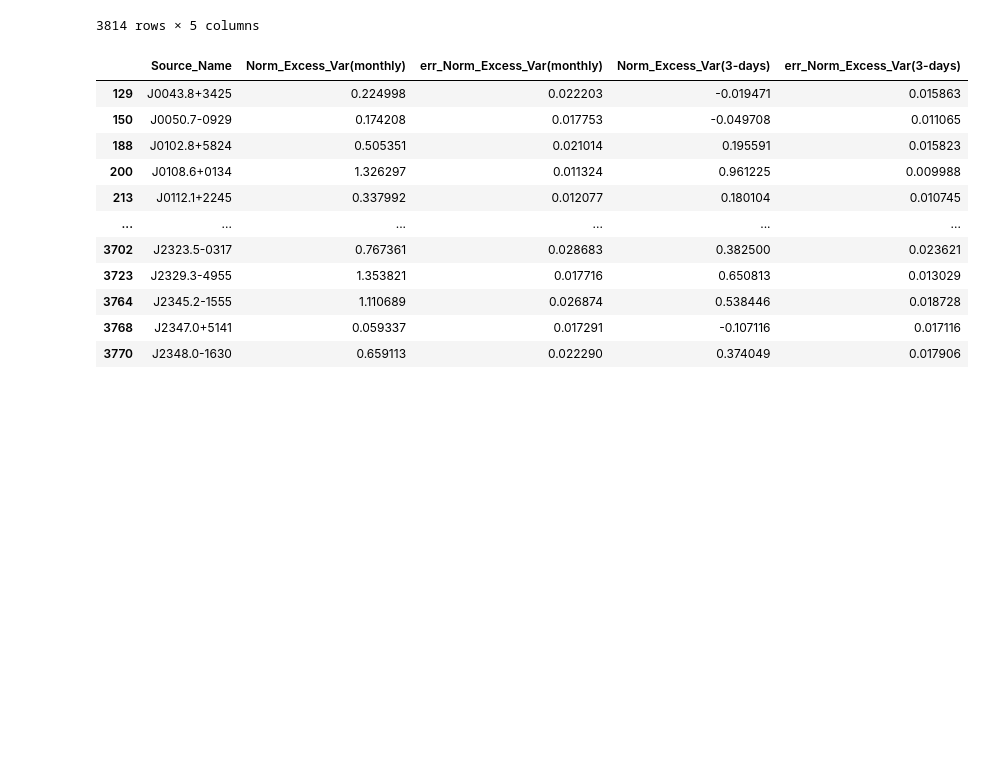
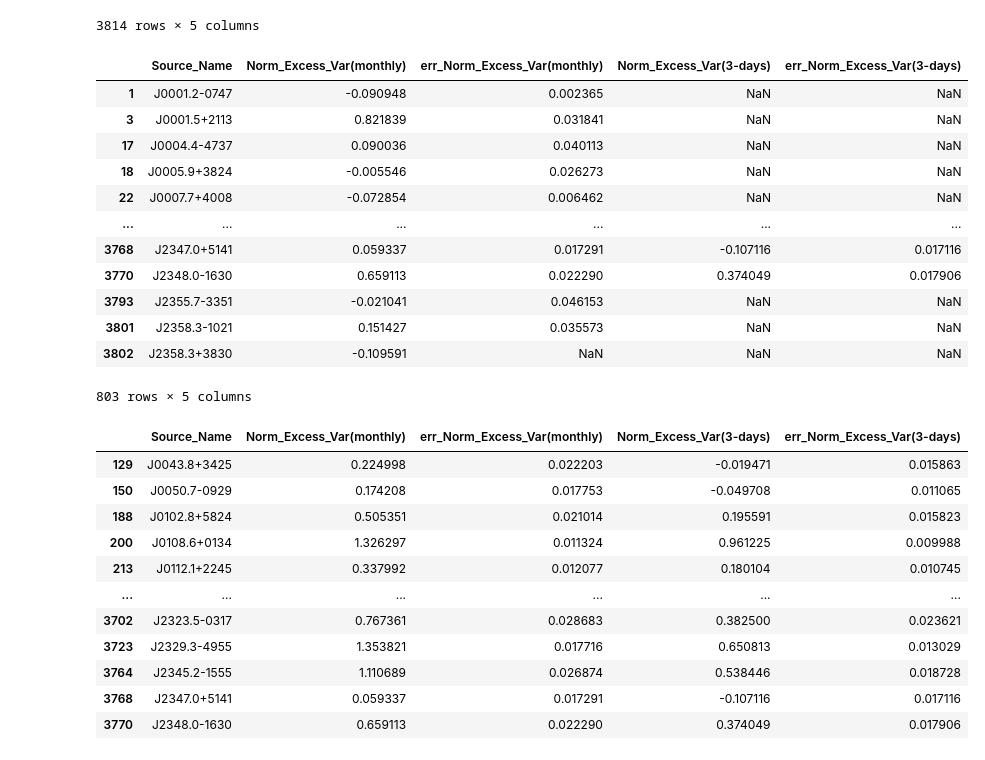
Before and after one commit to luanapassosreis/CTA_AGN_Pop_Variability, a Jupyter notebook: 4LAC_variability_analysis/main.ipynb, the cells around one changed output. Saved outputs shown, nothing was run; the diff lists cells and outputs as text; code cells hidden in the pictures; blank space fills up the shorter version.

```diff
--- a/4LAC_variability_analysis/main.ipynb
+++ b/4LAC_variability_analysis/main.ipynb
@@ -516,6 +516,26 @@ final_table.write('./resulting_catalogs/reliable_variability_agn_pop_4lac_dr3.fi
 ## cleaned_dataframe and cleaned_dictionary
 # %%
 ## variability reliable plots
+# %%
+# reliable mask - for monthly
+
+table_monthly = table_df[table_df['Norm_Excess_Var(monthly)'].notna()]
+# %%
+table_monthly
+# %% [output]
+|  | Source_Name | Norm_Excess_Var(monthly) | err_Norm_Excess_Var(monthly) | Norm_Excess_Var(3-days) | err_Norm_Excess_Var(3-days) |
+| 1 | J0001.2-0747 | -0.090948 | 0.002365 | NaN | NaN |
+| 3 | J0001.5+2113 | 0.821839 | 0.031841 | NaN | NaN |
+| 17 | J0004.4-4737 | 0.090036 | 0.040113 | NaN | NaN |
+| 18 | J0005.9+3824 | -0.005546 | 0.026273 | NaN | NaN |
+| 22 | J0007.7+4008 | -0.072854 | 0.006462 | NaN | NaN |
+| ... | ... | ... | ... | ... | ... |
+| 3768 | J2347.0+5141 | 0.059337 | 0.017291 | -0.107116 | 0.017116 |
+| 3770 | J2348.0-1630 | 0.659113 | 0.022290 | 0.374049 | 0.017906 |
+| 3793 | J2355.7-3351 | -0.021041 | 0.046153 | NaN | NaN |
+| 3801 | J2358.3-1021 | 0.151427 | 0.035573 | NaN | NaN |
+| 3802 | J2358.3+3830 | -0.109591 | NaN | NaN | NaN |
+803 rows × 5 columns
 # %%
 # reliable mask - for 3-days
 
```
